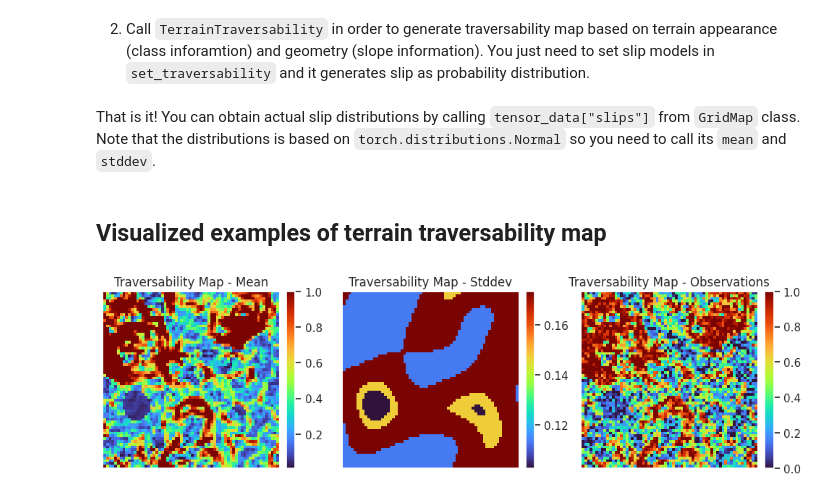
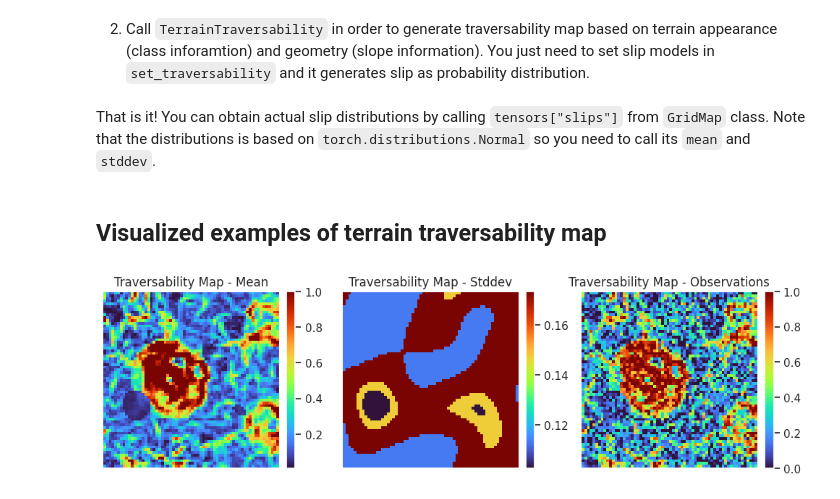
Before and after one commit to masafumiendo/benchnav, a Jupyter notebook: notebooks/tutorial_no1_environments.ipynb, the cells around one changed output. Cells and saved outputs as stored; diff of their text form; code cells hidden in the pictures.

```diff
--- a/notebooks/tutorial_no1_environments.ipynb
+++ b/notebooks/tutorial_no1_environments.ipynb
@@ -192,39 +192,39 @@ terrain_traversability.set_traversability(
     slip_models=slip_models
 )
 # %% [markdown]
-That is it! You can obtain actual slip distributions by calling `tensor_data["slips"]` from `GridMap` class. Note that the distributions is based on `torch.distributions.Normal` so you need to call its `mean` and `stddev`.
+That is it! You can obtain actual slip distributions by calling `tensors["slips"]` from `GridMap` class. Note that the distributions is based on `torch.distributions.Normal` so you need to call its `mean` and `stddev`.
 # %% [markdown]
 ## Visualized examples of terrain traversability map
 # %%
 fig, axs = plt.subplots(1, 3, figsize=(10, 5))
 
 # Prepare mean and stddev maps
-slips = grid_map.tensor_data["slips"]
+slips = grid_map.distributions["latent_models"]
 mean_slips = slips.mean.cpu().numpy()
 stddev_slips = slips.stddev.cpu().numpy()
 # Prepare observations map (clamped to [0, 1])
 observations = torch.clamp(slips.sample(), 0, 1)
 observations = observations.cpu().numpy()
 
 # mean map
 mean_img = axs[0].imshow(mean_slips, cmap="turbo")
 axs[0].set_title("Traversability Map - Mean")
 axs[0].axis("off")
 fig.colorbar(mean_img, ax=axs[0], orientation="vertical", fraction=0.046, pad=0.04)
 
 # stddev map
 stddev_img = axs[1].imshow(stddev_slips, cmap="turbo")
 axs[1].set_title("Traversability Map - Stddev")
 axs[1].axis("off")
 fig.colorbar(stddev_img, ax=axs[1], orientation="vertical", fraction=0.046, pad=0.04)
 
 # observations map
 obs_img = axs[2].imshow(observations, cmap="turbo")
 axs[2].set_title("Traversability Map - Observations")
 axs[2].axis("off")
 fig.colorbar(obs_img, ax=axs[2], orientation="vertical", fraction=0.046, pad=0.04)
 
 plt.tight_layout()
 plt.show()
 # %% [output]
-[figure, old version]
+[figure, new version]
```
Also changed, not shown: parts of 4 cells of this notebook, 3 other files.
